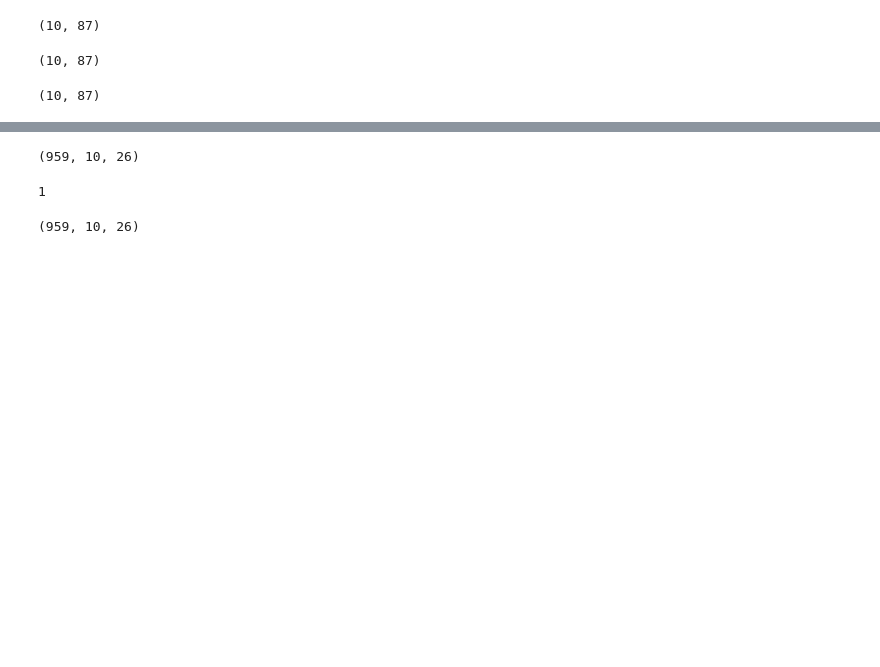
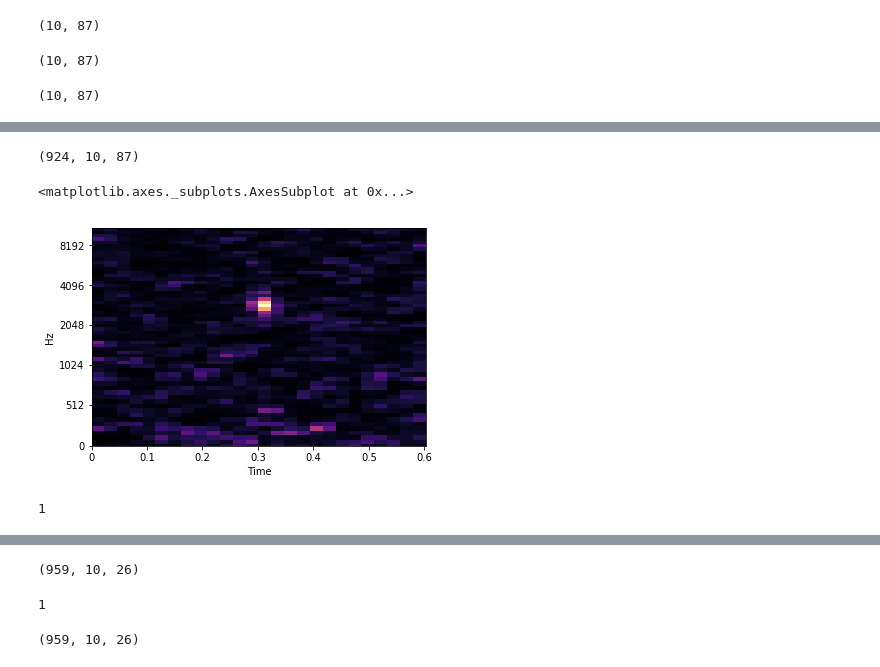
Before and after one commit to M1F1/nn2019, a Jupyter notebook: 2_kaggle_birds_sounds/data/helpers.ipynb, the cells around one changed output, grey strips where cells are left out. Cells and saved outputs as stored; diff of their text form; code cells hidden in the pictures; blank space fills up the shorter version.

```diff
--- a/2_kaggle_birds_sounds/data/helpers.ipynb
+++ b/2_kaggle_birds_sounds/data/helpers.ipynb
@@ -314,0 +414,14 @@ X, y = load_train_2()
+# %%
+X_test_native.shape
+# %% [output]
+(924, 10, 87)
+# %%
+
+librosa.display.specshow(X[11], y_axis='mel', x_axis='time')
+# %% [output]
+<matplotlib.axes._subplots.AxesSubplot at 0x...>
+[figure, added]
+# %%
+y[11]
+# %% [output]
+1
```
Also changed, not shown: parts of 21 cells of this notebook.
